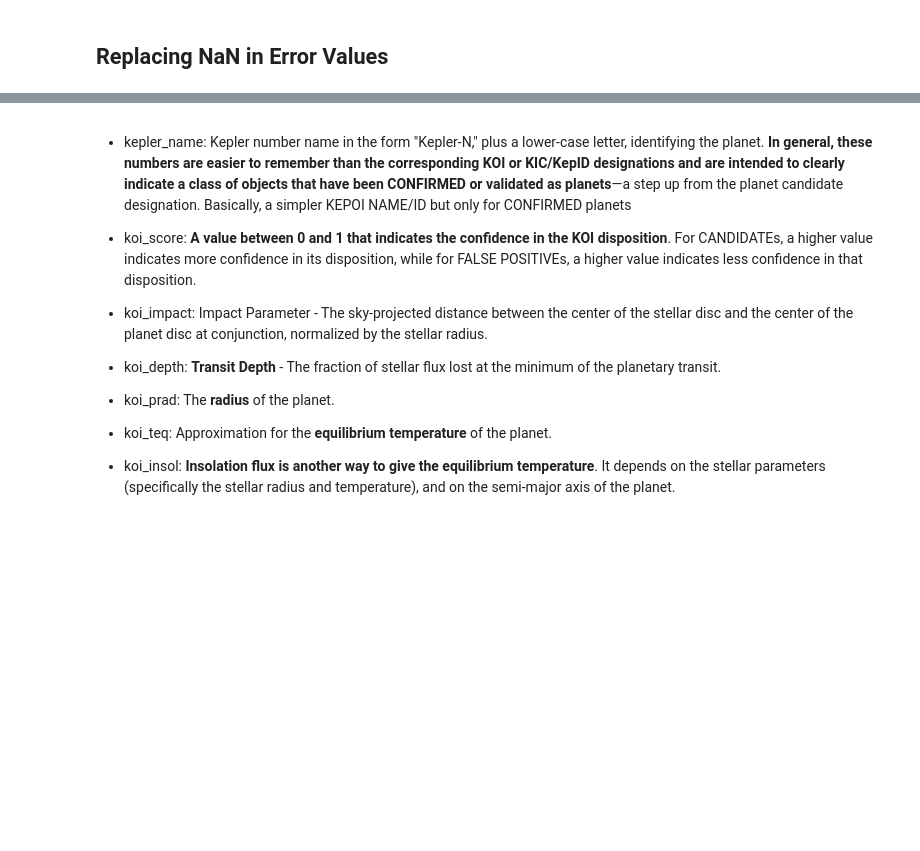
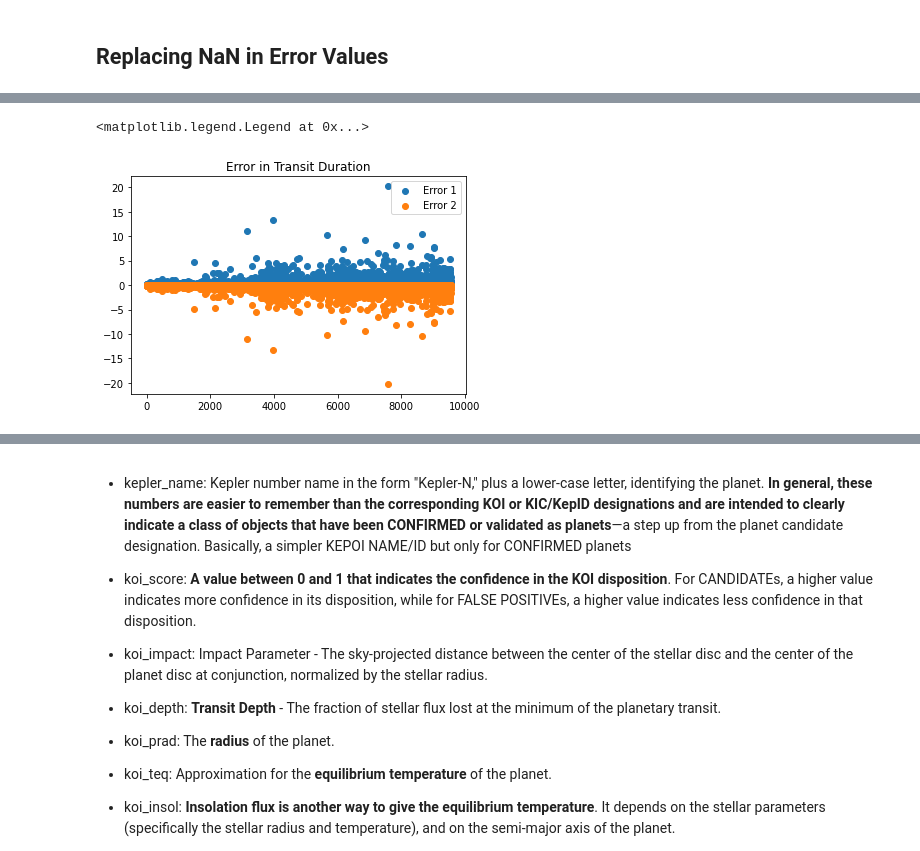
Before and after one commit to aditeyabaral/kepler-exoplanet-analysis, a Jupyter notebook: Data_Cleaning.ipynb, the cells around one changed output, grey strips where cells are left out. Saved outputs shown, nothing was run; the diff lists cells and outputs as text; code cells hidden in the pictures; blank space fills up the shorter version.

```diff
--- a/Data_Cleaning.ipynb
+++ b/Data_Cleaning.ipynb
@@ -66,0 +165,8 @@ There are two broad types of NaN values present.
+# %%
+plt.scatter(range(missing_error_values_df.shape[0]), missing_error_values_df["koi_duration_err1"].values, label = "Error 1")
+plt.scatter(range(missing_error_values_df.shape[0]), missing_error_values_df["koi_duration_err2"].values, label = "Error 2")
+plt.title("Error in Transit Duration")
+plt.legend()
+# %% [output]
+<matplotlib.legend.Legend at 0x...>
+[figure, added]
```
Also changed, not shown: parts of 25 cells of this notebook.
